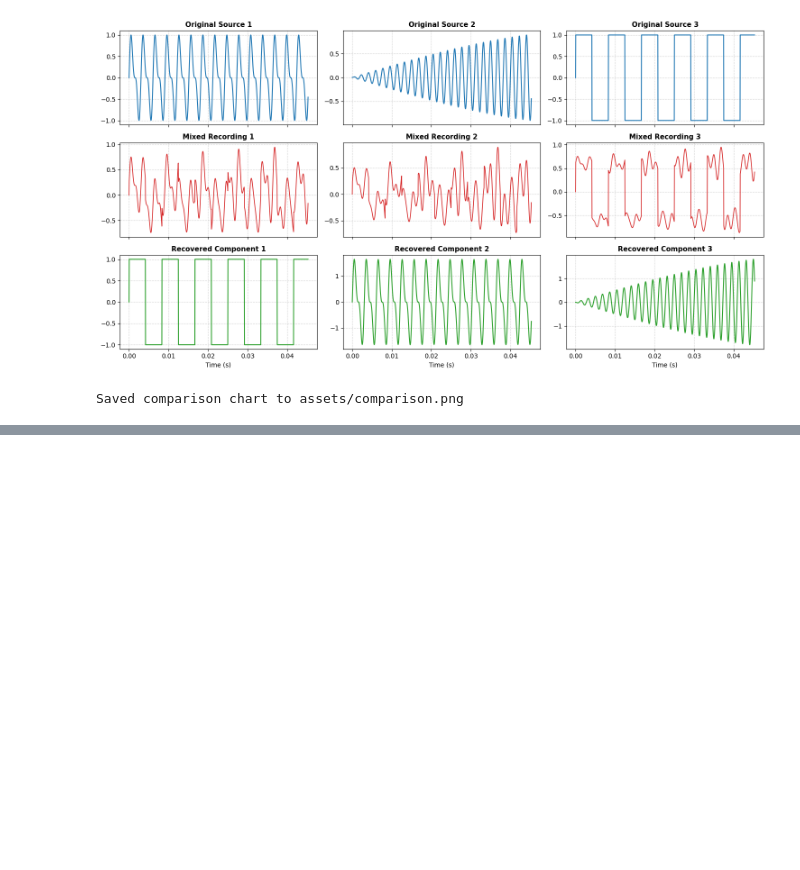
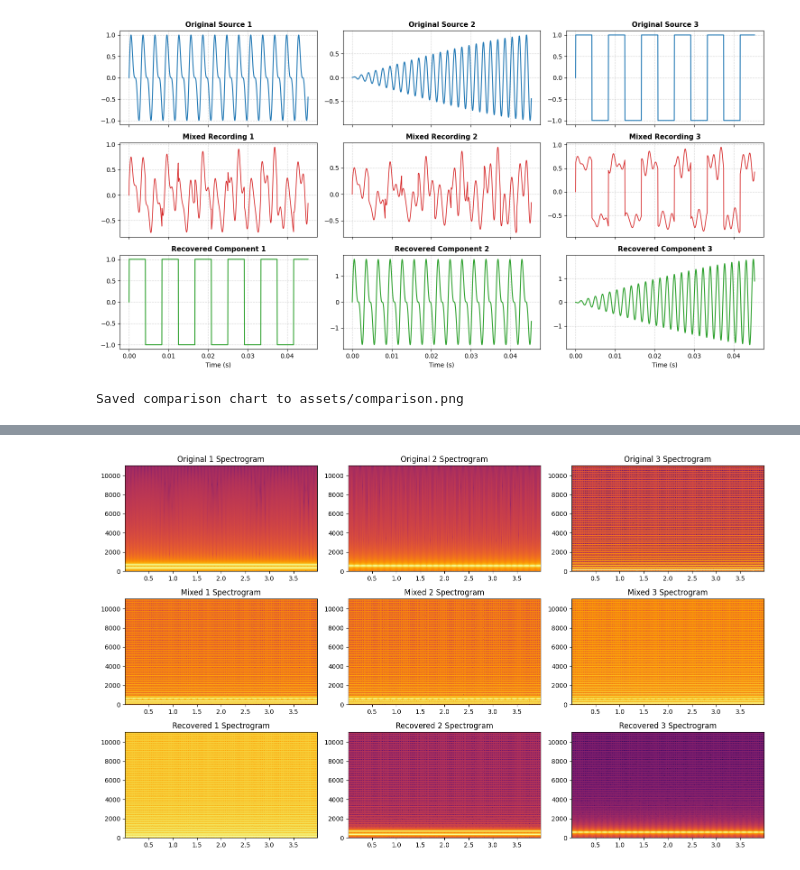
Before and after one commit to saanvijain08ind-sys/unmix, a Jupyter notebook: signal_ica.ipynb, the cells around one changed output, grey strips where cells are left out. Drawn from its saved outputs; the diff is of its cells as text; code cells hidden in the pictures; blank space fills up the shorter version.

```diff
--- a/signal_ica.ipynb
+++ b/signal_ica.ipynb
@@ -229,0 +303,21 @@ Saved comparison chart to assets/comparison.png
+# %%
+fig, axes = plt.subplots(3, m, figsize=(15, 9))
+
+for i in range(m):
+    # Original Spectrogram
+    axes[0, i].specgram(S[i], Fs=sample_rate, NFFT=512, noverlap=256, cmap='inferno')
+    axes[0, i].set_title(f"Original {i+1} Spectrogram")
+
+    # Mixed Spectrogram
+    axes[1, i].specgram(X[i], Fs=sample_rate, NFFT=512, noverlap=256, cmap='inferno')
+    axes[1, i].set_title(f"Mixed {i+1} Spectrogram")
+
+    # Separated Spectrogram
+    axes[2, i].specgram(S_recovered[i], Fs=sample_rate, NFFT=512, noverlap=256, cmap='inferno')
+    axes[2, i].set_title(f"Recovered {i+1} Spectrogram")
+
+plt.tight_layout()
+plt.savefig("assets/spectrograms.png", dpi=200)
+plt.show()
+# %% [output]
+[figure, added]
```
Also changed, not shown: parts of 8 cells of this notebook.
